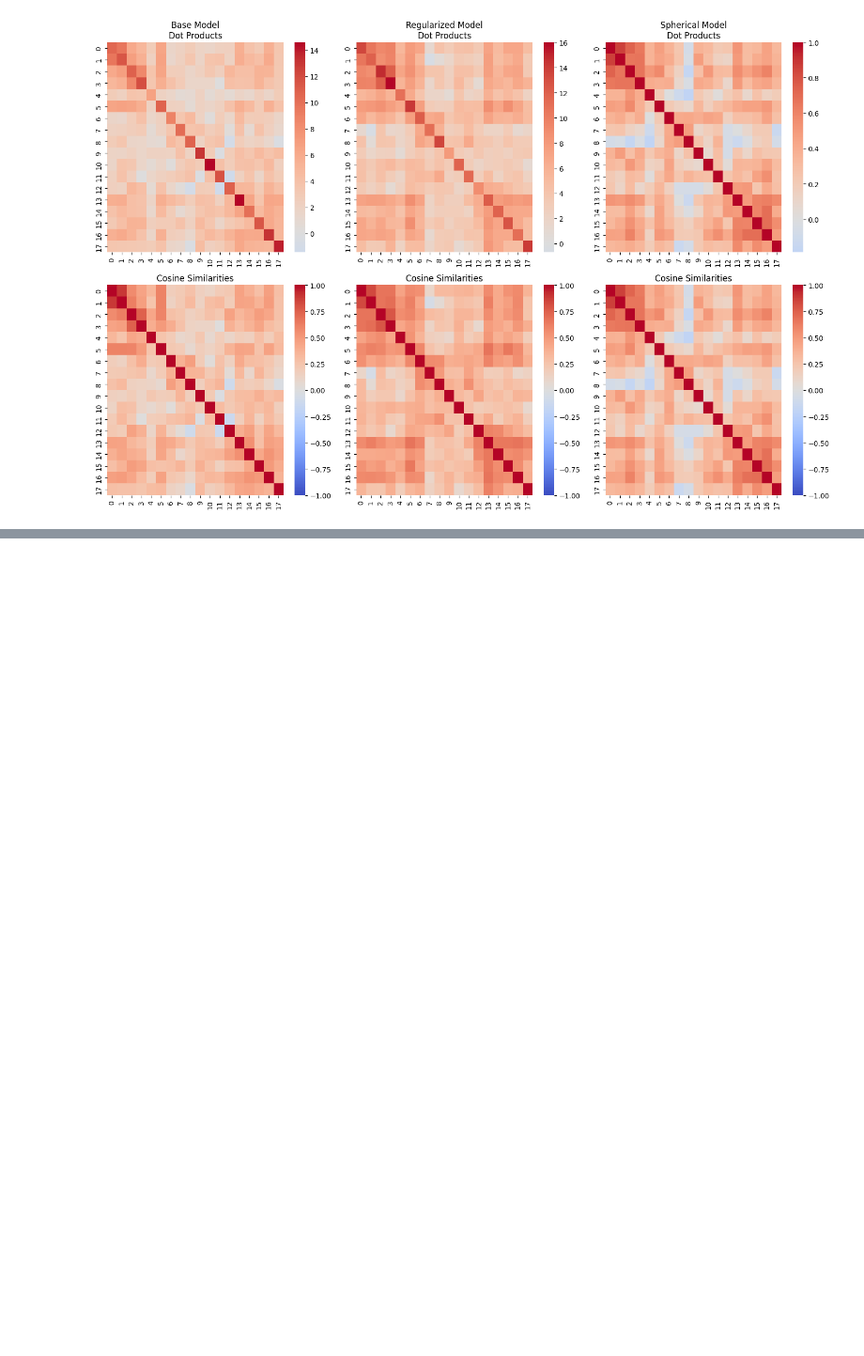
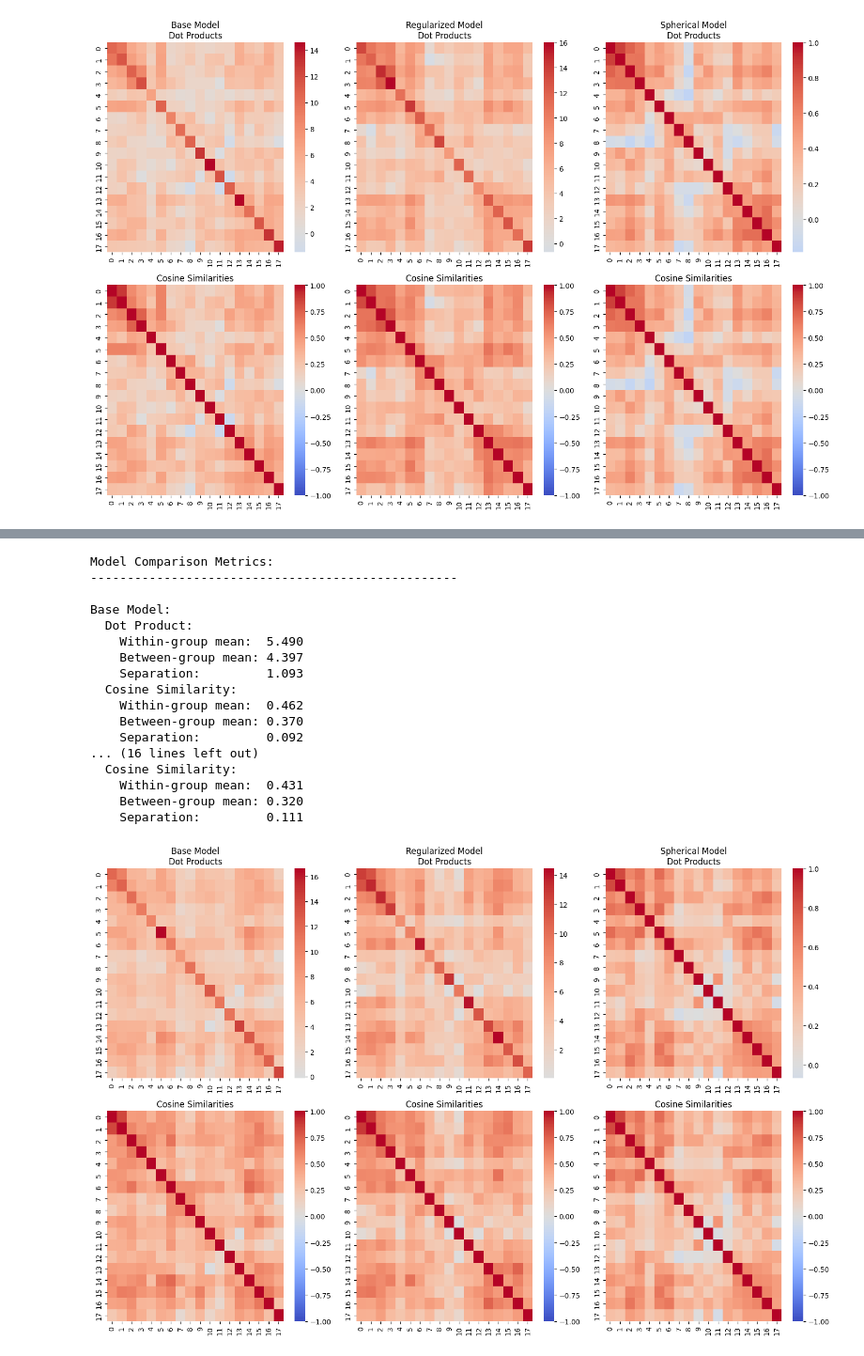
Before and after one commit to ebressert/cosine_sim_analysis, a Jupyter notebook: notebooks/bert/final1.ipynb, the cells around one changed output, grey strips where cells are left out. Shown: that part at 94% size. Drawn from its saved outputs; the diff is of its cells as text; code cells hidden in the pictures; blank space fills up the shorter version.

```diff
--- a/notebooks/bert/final1.ipynb
+++ b/notebooks/bert/final1.ipynb
@@ -828,0 +927,21 @@ RuntimeError: stack expects each tensor to be equal size, but got [5] at entry 0
+# %%
+fig, metrics = run_comparison_analysis(base_model, reg_model, spherical_model, data_loader, groups)
+# %% [output]
+Model Comparison Metrics:
+--------------------------------------------------
+
+Base Model:
+  Dot Product:
+    Within-group mean:  5.490
+    Between-group mean: 4.397
+    Separation:         1.093
+  Cosine Similarity:
+    Within-group mean:  0.462
+    Between-group mean: 0.370
+    Separation:         0.092
+... (16 lines left out)
+  Cosine Similarity:
+    Within-group mean:  0.431
+    Between-group mean: 0.320
+    Separation:         0.111
+[figure, added]
```
Also changed, not shown: parts of 2 cells of this notebook, 4 other files.
